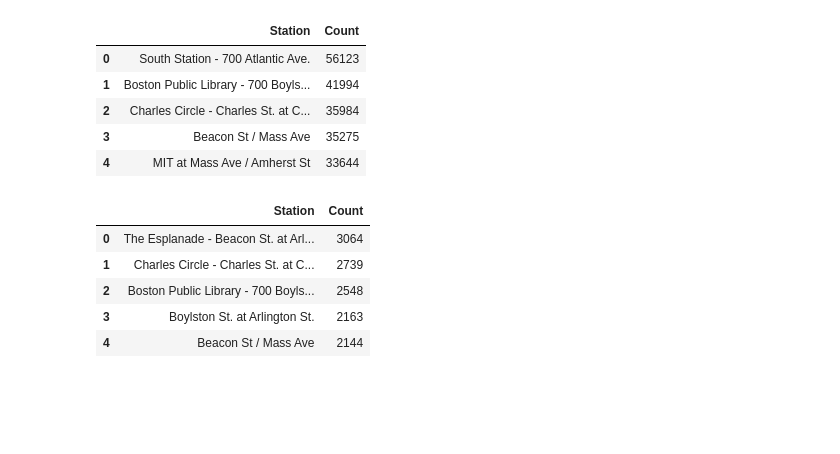
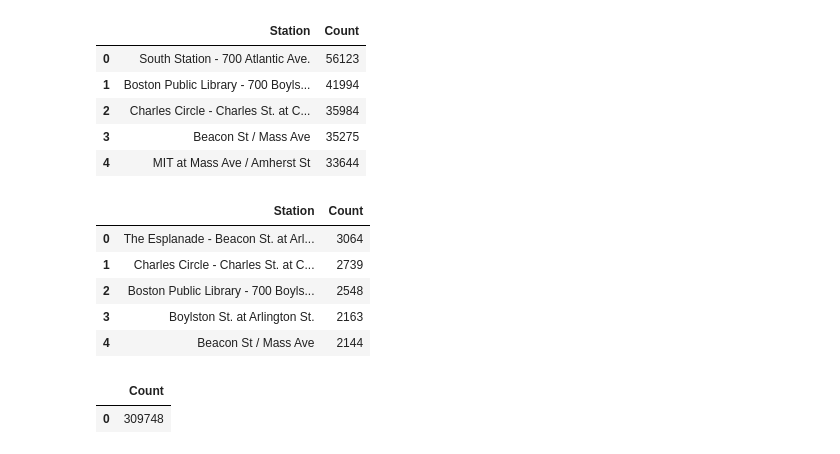
Before and after one commit to deepak-k-zefr/Daily-Python-Posts, a Jupyter notebook: SQL Basics Working with Databases.ipynb, the cells around one changed output. Drawn from its saved outputs; the diff is of its cells as text; code cells hidden in the pictures; blank space fills up the shorter version.

```diff
--- a/SQL Basics Working with Databases.ipynb
+++ b/SQL Basics Working with Databases.ipynb
@@ -215,3 +316,18 @@ run_query(query)
 | 2 | Boston Public Library - 700 Boyls... | 2548 |
 | 3 | Boylston St. at Arlington St. | 2163 |
 | 4 | Beacon St / Mass Ave | 2144 |
+# %%
+query = '''
+SELECT COUNT(trips.id) AS "Count"
+FROM trips
+INNER JOIN stations AS start
+ON trips.start_station = start.id
+INNER JOIN stations AS end
+ON trips.end_station = end.id
+WHERE start.municipality <> end.municipality;
+'''
+
+run_query(query)
+# %% [output]
+|  | Count |
+| 0 | 309748 |
```
Also changed, not shown: parts of 26 cells of this notebook.
